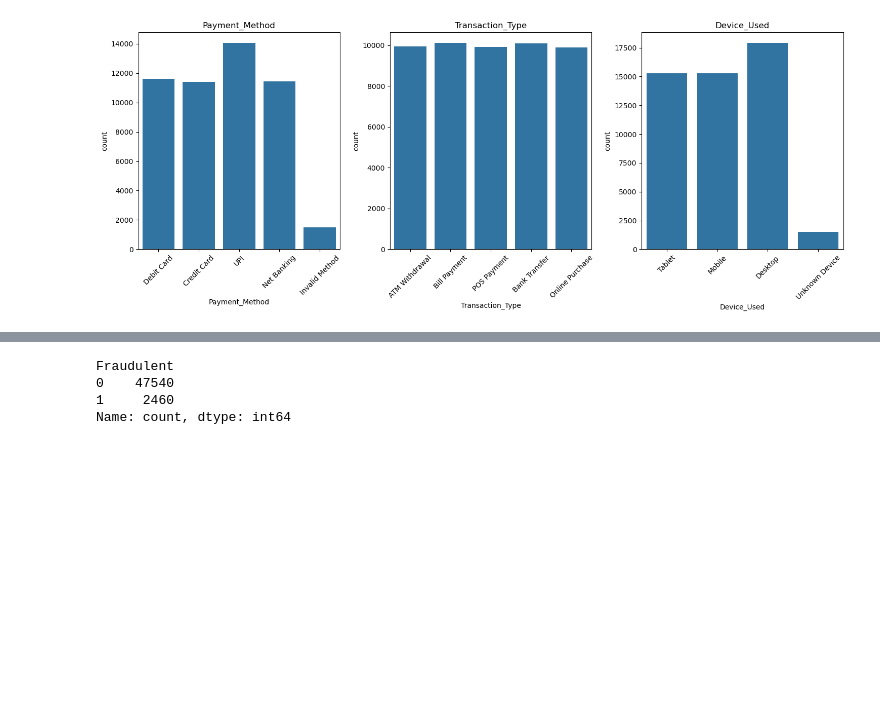
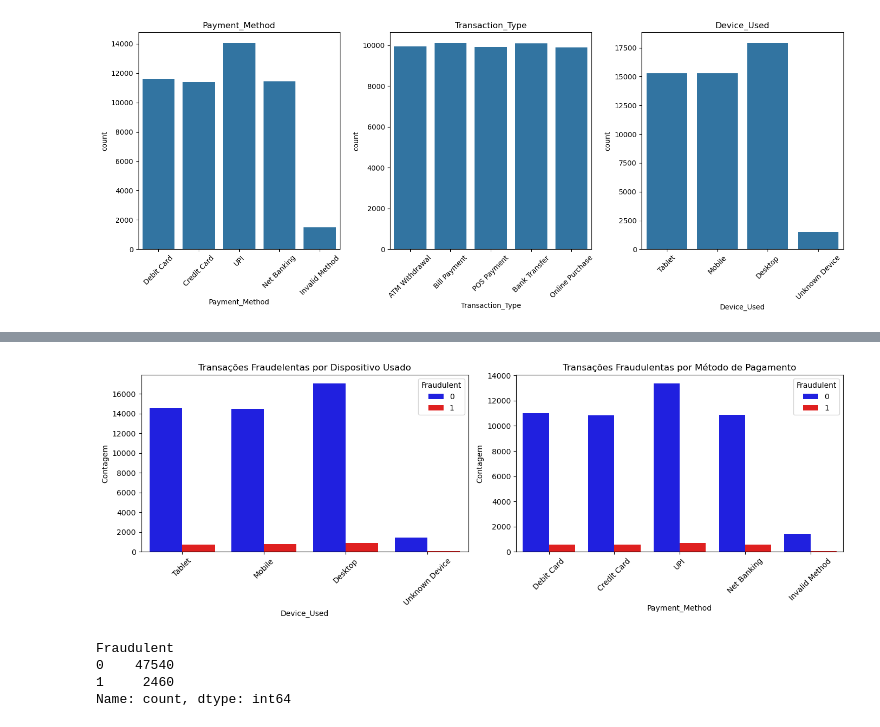
Before and after one commit to RodrigoD4v/Deteccao-de-Fraude-ML, a Jupyter notebook: notebooks/deteccao_fraudes_pagamentos.ipynb, the cells around one changed output, grey strips where cells are left out. Drawn from its saved outputs; the diff is of its cells as text; code cells hidden in the pictures; blank space fills up the shorter version.

```diff
--- a/notebooks/deteccao_fraudes_pagamentos.ipynb
+++ b/notebooks/deteccao_fraudes_pagamentos.ipynb
@@ -318,3 +323,22 @@ plt.show()
+# %%
+fig, axes = plt.subplots(1, 2, figsize=(14, 5))
+
+sns.countplot(data=df, x="Device_Used", hue="Fraudulent", palette={0: 'blue', 1: 'red'}, ax=axes[0])
+axes[0].set_title("Transações Fraudelentas por Dispositivo Usado")
+axes[0].set_xlabel("Device_Used")
+axes[0].set_ylabel("Contagem")
+axes[0].tick_params(axis='x', rotation=45)
+
+sns.countplot(data=df, x="Payment_Method", hue="Fraudulent", palette={0: 'blue', 1: 'red'}, ax=axes[1])
+axes[1].set_title("Transações Fraudulentas por Método de Pagamento")
+axes[1].set_xlabel("Payment_Method")
+axes[1].set_ylabel("Contagem")
+axes[1].tick_params(axis='x', rotation=45)
+
+plt.tight_layout()
+plt.show()
+# %% [output]
+[figure, added]
 # %%
 # Verificando contagem de registros de transações fraudulentas
 df['Fraudulent'].value_counts()
```
Also changed, not shown: parts of 22 cells of this notebook.
